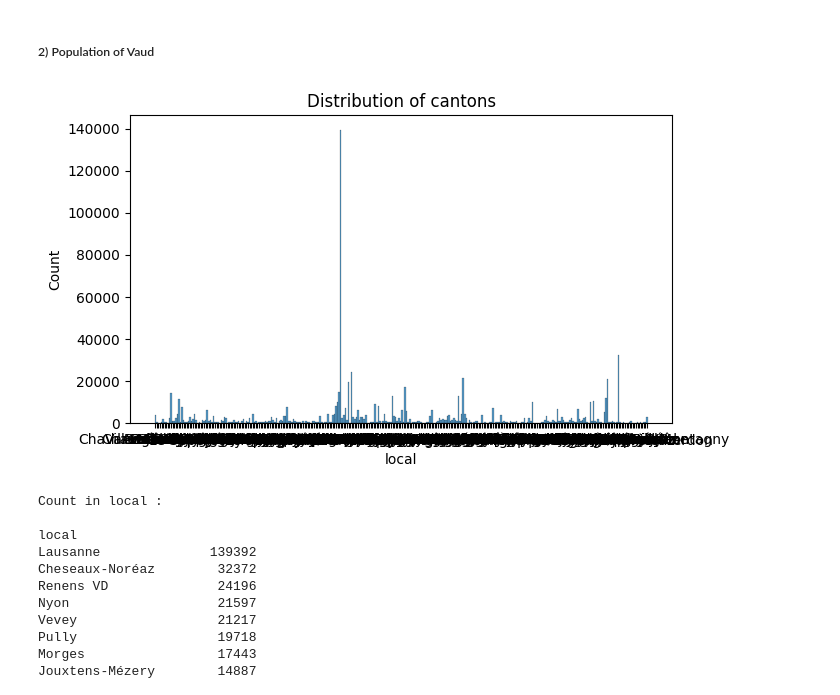
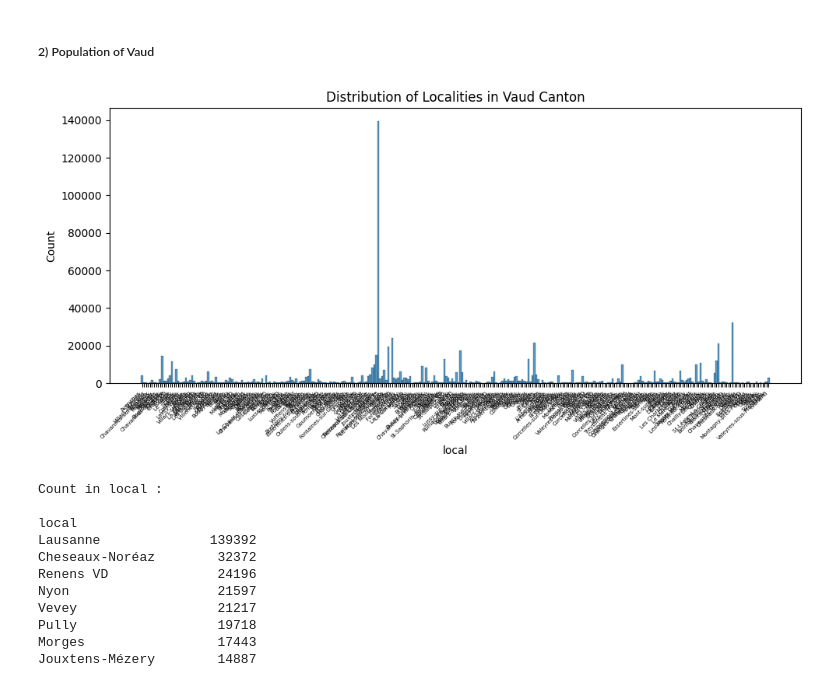
Before and after one commit to phellich/scheduling, a Jupyter notebook: explore.ipynb, the cells around one changed output. Drawn from its saved outputs; the diff is of its cells as text; code cells hidden in the pictures.

```diff
--- a/explore.ipynb
+++ b/explore.ipynb
@@ -153,12 +182,14 @@ Here's the count of facilities by types in Cheseaux-Noréaz :
 # %% [markdown]
 ##### 2) Population of Vaud
 # %%
-plt.figure(figsize=(7,4))
+plt.figure(figsize=(10,5))
 sns.histplot(population_df['local'])
-plt.title('Distribution of cantons')
+plt.xticks(rotation=45, ha='right', fontsize=5)
+plt.title('Distribution of Localities in Vaud Canton')
+plt.tight_layout()
 plt.show()
 # %% [output]
-[figure, old version]
+[figure, new version]
 # %%
 print("Count in local : \n")
 print(population_df.groupby(['local']).count()['id'].sort_values(ascending=False).head(10))
```
Also changed, not shown: parts of 13 cells of this notebook.
